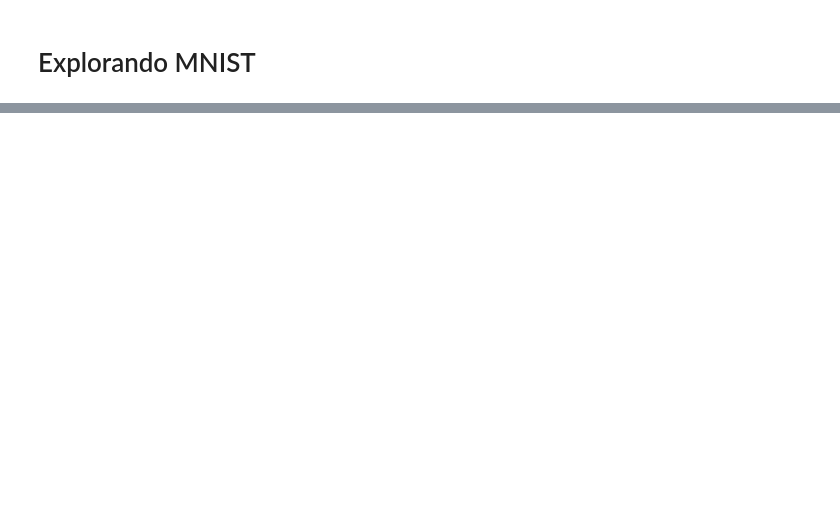
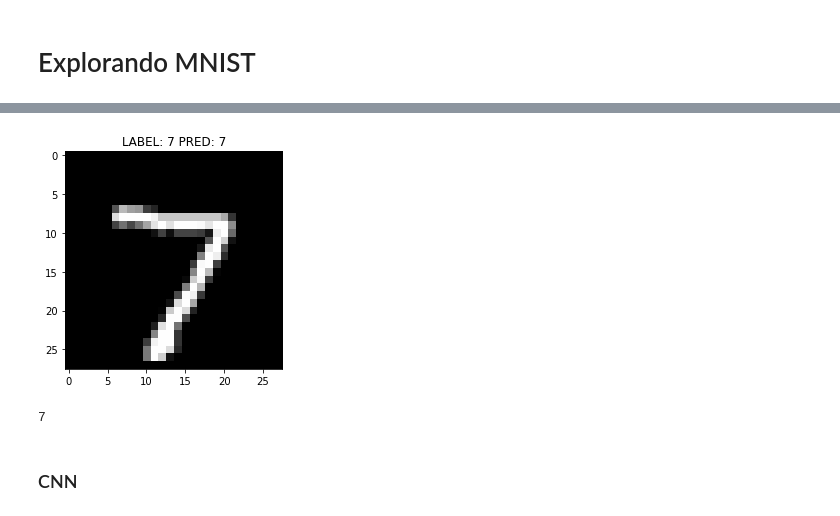
Before and after one commit to tibaes/mnist, a Jupyter notebook: AIDojo.ipynb, the cells around one changed output, grey strips where cells are left out. Drawn from its saved outputs; the diff is of its cells as text; code cells hidden in the pictures; blank space fills up the shorter version.

```diff
--- a/AIDojo.ipynb
+++ b/AIDojo.ipynb
@@ -33,6 +124,8 @@ show_number(6)
 # %%
-model = tf.keras.Sequential([
+mlp = tf.keras.Sequential([
     tf.keras.layers.Flatten(input_shape=(28, 28)),
     tf.keras.layers.Dense(128, activation='relu'),
+    tf.keras.layers.Dense(64, activation='relu'),
+    tf.keras.layers.Dense(32, activation='relu'),
     tf.keras.layers.Dense(10)
 ])
@@ -118,0 +152,7 @@ x_test[0].reshape(1, 28, 28).shape
+# %%
+predict(mlp, X_test, y_test, index=0)
+# %% [output]
+[figure, added]
+7
+# %% [markdown]
+### CNN
```
Also changed, not shown: parts of 33 cells of this notebook.
